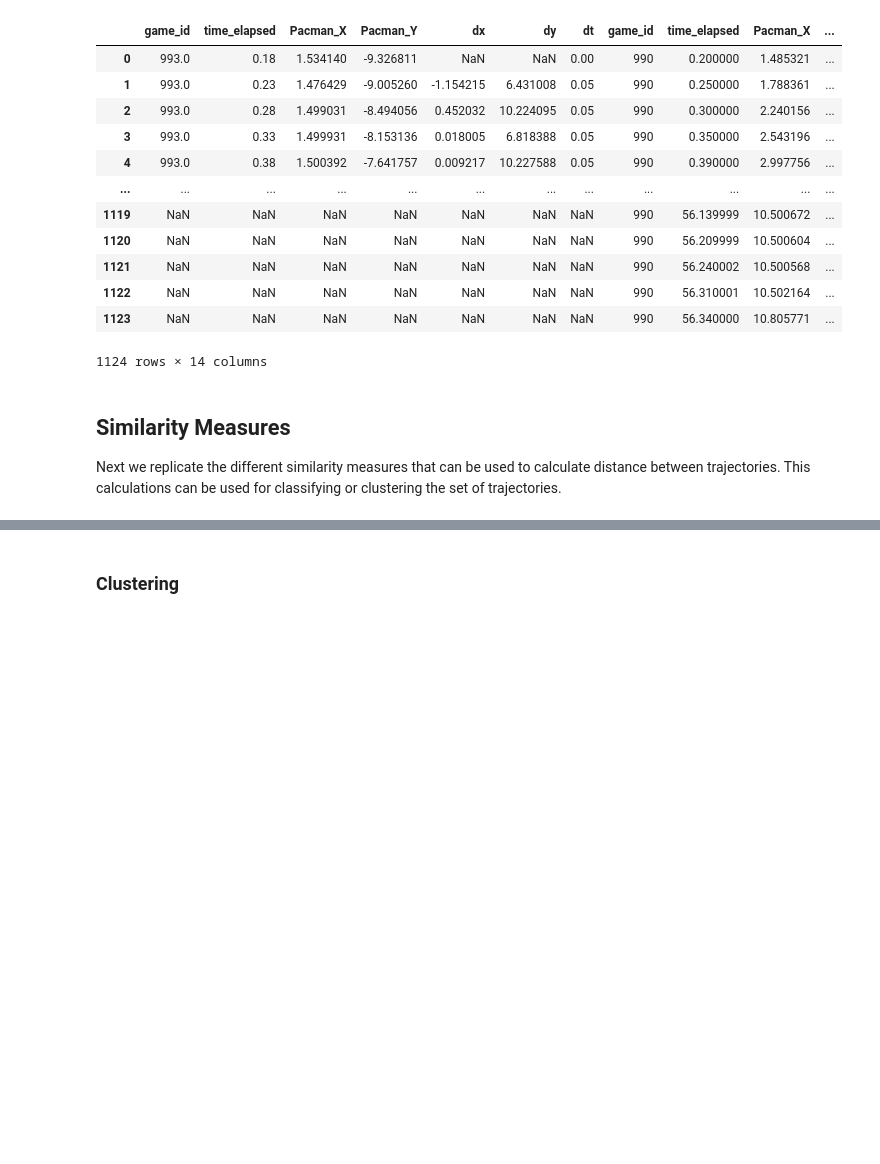
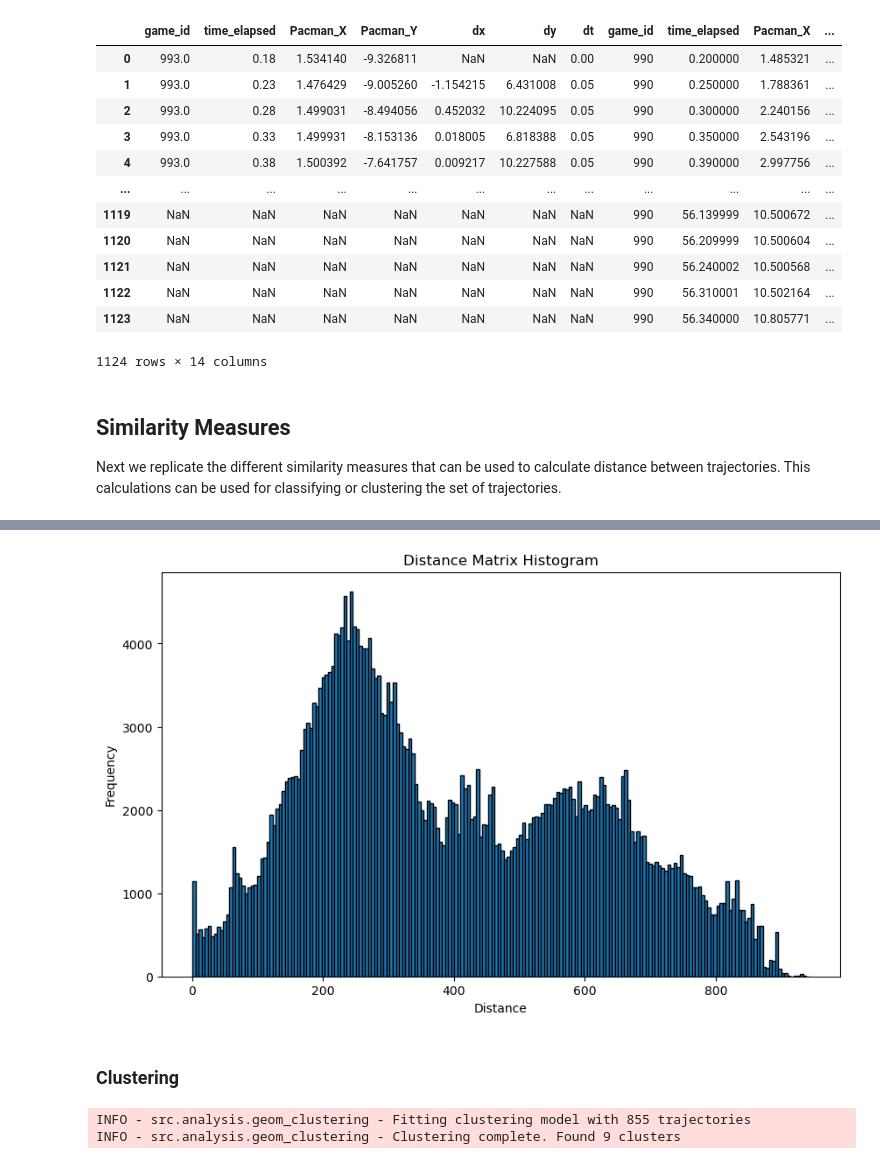
Before and after one commit to PipaFlores/encoder-pacman, a Jupyter notebook: notebooks/Clustering_w_Similarity_Measures.ipynb, the cells around one changed output, grey strips where cells are left out. Cells and saved outputs as stored; diff of their text form; code cells hidden in the pictures; blank space fills up the shorter version.

Commit message:
Trajectory & Cluster centroids, Visualizations, Issue #5

```diff
--- a/notebooks/Clustering_w_Similarity_Measures.ipynb
+++ b/notebooks/Clustering_w_Similarity_Measures.ipynb
@@ -92,7 +110,10 @@ np.float64(205.87570839121835)
 # %%
-GeomClustering = analysis.GeomClustering(distance_measure='euclidean')
+GeomClustering = analysis.GeomClustering(similarity_measure='euclidean')
 distance_matrix = GeomClustering.calculate_distance_matrix(subtraj_lists)
 distance_matrix
+distance_matrix.mean()
+distance_matrix.max()
+distance_matrix.min()
 
-GeomClustering.plot_distance_matrix()
+distance_matrix.size
 # %% [output]
@@ -177,2 +143,6 @@ Text(0, 0.5, 'Frequency')
+# %%
+GeomClustering.plot_distance_matrix_histogram()
+# %% [output]
+[figure, added]
 # %% [markdown]
 ### Clustering
@@ -181,3 +149,10 @@ labels = GeomClustering.cluster_trajectories()
+# %%
+# labels = GeomClustering.cluster_trajectories() ## if distances already calculated
+
+labels = GeomClustering.fit(subtraj_lists)
+# %% [output]
+INFO - src.analysis.geom_clustering - Fitting clustering model with 855 trajectories
+INFO - src.analysis.geom_clustering - Clustering complete. Found 9 clusters
 # %%
 subtraj_lists.__len__()
 labels.__len__()
```
Also changed, not shown: parts of 19 cells of this notebook, 3 other files.
